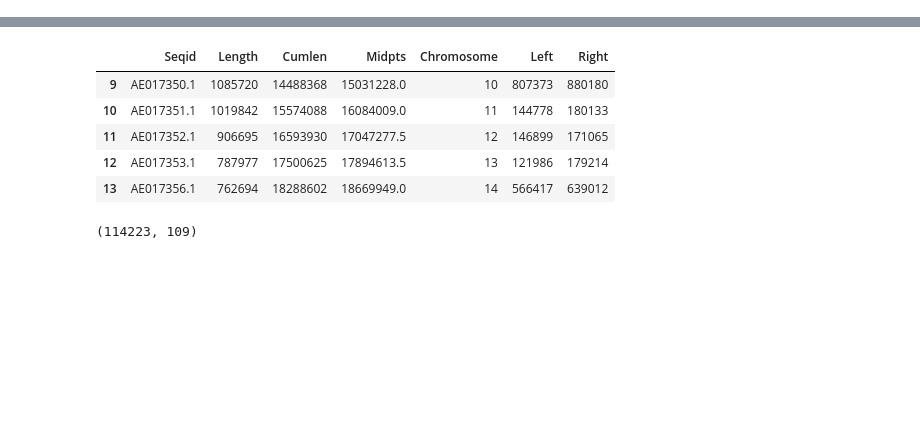
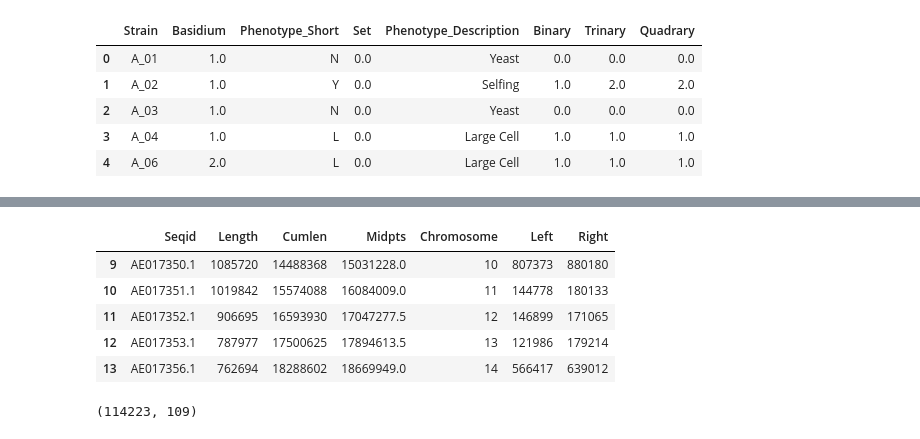
Before and after one commit to magwenelab/Self-Filamentation_B3502_progeny, a Jupyter notebook: SCRIPTS/Variant_filter.ipynb, the cells around one changed output, grey strips where cells are left out. Drawn from its saved outputs; the diff is of its cells as text; code cells hidden in the pictures; blank space fills up the shorter version.

```diff
--- a/SCRIPTS/Variant_filter.ipynb
+++ b/SCRIPTS/Variant_filter.ipynb
@@ -14,35 +14,42 @@ import qtlfunctions as qtlfun, snpy
 phenopath = '../PHENOTYPE/PROCESSED/Cellsize_shape_phenotype.csv'
 
 ## Centromere path
-centpaths = '/home/croth/Downloads/B3502/DATA/FungiDB-48_CneoformansJEC21_centromeres.csv'
+centpaths = '../GENOTYPE/DATA/FungiDB-48_CneoformansJEC21_centromeres.csv'
 
 ## GFF path
-gffpath = '/home/croth/Downloads/B3502/REF/FungiDB-48_CneoformansJEC21.gff.gz'
+gffpath = '../GENOTYPE/DATA/FungiDB-48_CneoformansJEC21.gff.gz'
 
 ## path to info dataframes
 infopath = '../GENOTYPE/INFO/*.%s.B3502.progeny_info_cols.csv.gz'
 
 ## path to genotype dataframes
 genopath = '../GENOTYPE/GT/*.%s.B3502.progeny_genotypes.csv.gz'
 
 ## path to depth dataframes
 deptpath = '../GENOTYPE/DP/*.%s.B3502.progeny_depths.csv.gz'
 
 ## path to allelic dataframes
 allepath = '../GENOTYPE/AF/*.%s.B3502.progeny_allele_ratios.csv.gz'
 
 ## Bring in centromers, gff, and phenotype data
 ## Load in centormere locs
 centlocs = pd.read_csv(centpaths,index_col=0)
 
 ## Load in gff path
 gff = qtlfun.loadgff(gffpath)
 
 ## Load in phenotype data
 pheno = pd.read_csv(phenopath)
 
 ## View head
 pheno.head()
+# %% [output]
+|  | Strain | Basidium | Phenotype_Short | Set | Phenotype_Description | Binary | Trinary | Quadrary |
+| 0 | A_01 | 1.0 | N | 0.0 | Yeast | 0.0 | 0.0 | 0.0 |
+| 1 | A_02 | 1.0 | Y | 0.0 | Selfing | 1.0 | 2.0 | 2.0 |
+| 2 | A_03 | 1.0 | N | 0.0 | Yeast | 0.0 | 0.0 | 0.0 |
+| 3 | A_04 | 1.0 | L | 0.0 | Large Cell | 1.0 | 1.0 | 1.0 |
+| 4 | A_06 | 2.0 | L | 0.0 | Large Cell | 1.0 | 1.0 | 1.0 |
 # %%
 ## Set chromosome
 chromn = np.arange(1,15)
```
Also changed, not shown: parts of 16 cells of this notebook, 4 other files.
